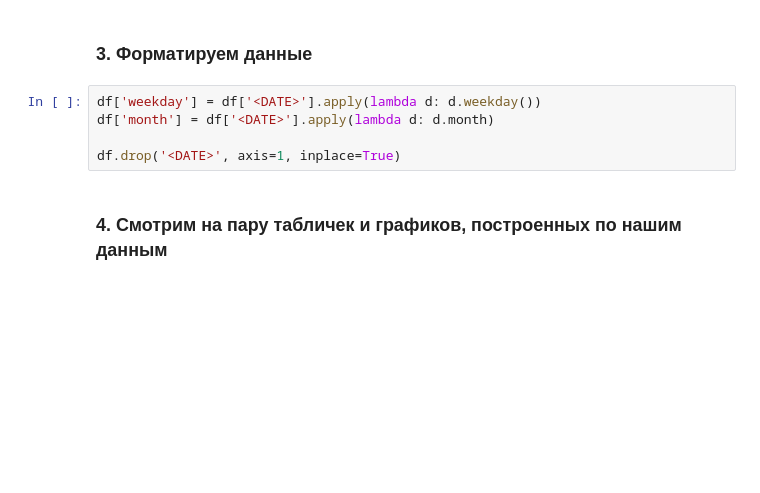
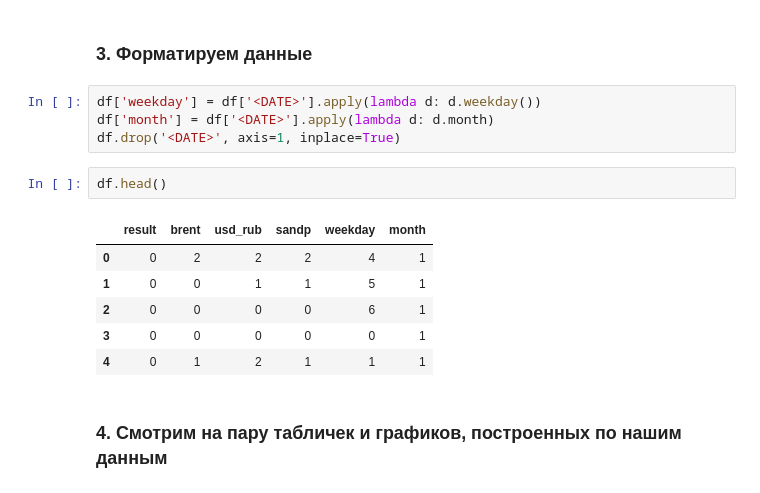
Before and after one commit to paradisensei/Machine-learning, a Jupyter notebook: notebooks/MarketsPrediction.ipynb, the cells around one changed output. Saved outputs shown, nothing was run; the diff lists cells and outputs as text; blank space fills up the shorter version.

```diff
--- a/notebooks/MarketsPrediction.ipynb
+++ b/notebooks/MarketsPrediction.ipynb
@@ -51,8 +76,16 @@ df.head()
 # %%
 df['weekday'] = df['<DATE>'].apply(lambda d: d.weekday())
 df['month'] = df['<DATE>'].apply(lambda d: d.month)
-
 df.drop('<DATE>', axis=1, inplace=True)
+# %%
+df.head()
+# %% [output]
+|  | result | brent | usd_rub | sandp | weekday | month |
+| 0 | 0 | 2 | 2 | 2 | 4 | 1 |
+| 1 | 0 | 0 | 1 | 1 | 5 | 1 |
+| 2 | 0 | 0 | 0 | 0 | 6 | 1 |
+| 3 | 0 | 0 | 0 | 0 | 0 | 1 |
+| 4 | 0 | 1 | 2 | 1 | 1 | 1 |
 # %% [markdown]
 <h3>4. Смотрим на пару табличек и графиков, построенных по нашим данным</h3>
 # %%
```
Also changed, not shown: parts of 37 cells of this notebook, 9 other files.
